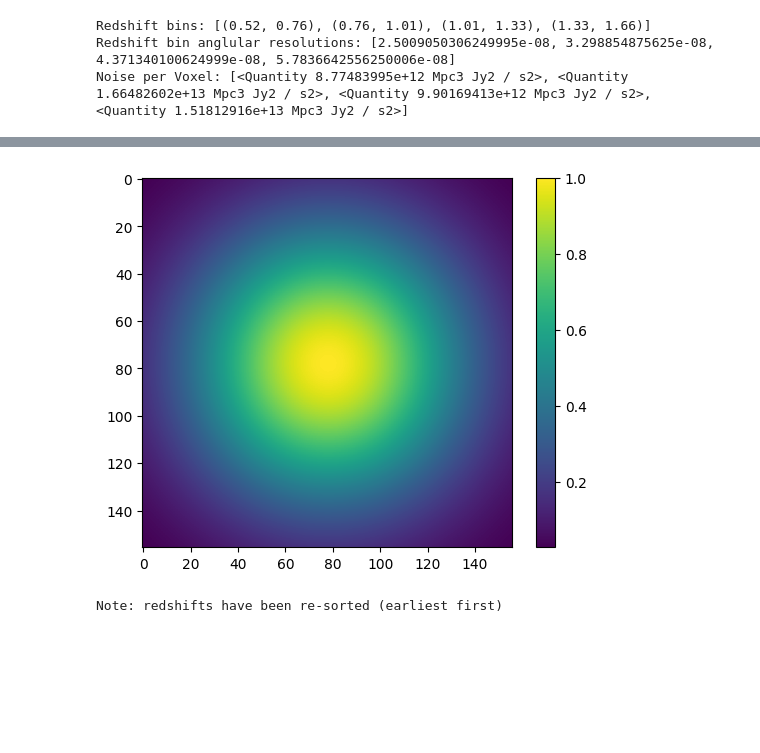
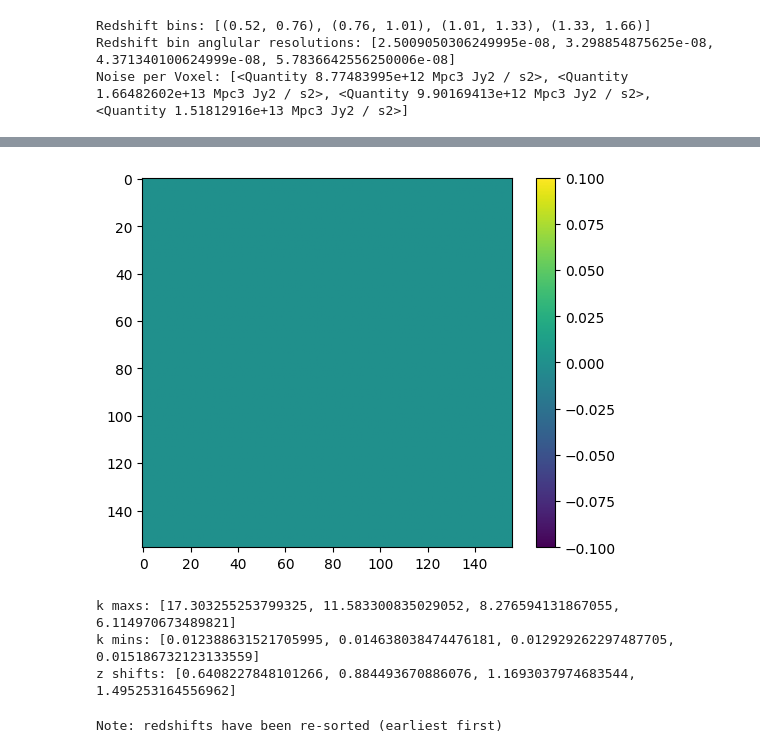
Before and after one commit to JuzzBracks/LIM, a Jupyter notebook: TIMxGal/xCorr_example.ipynb, the cells around one changed output, grey strips where cells are left out. Drawn from its saved outputs; the diff is of its cells as text; code cells hidden in the pictures; blank space fills up the shorter version.

```diff
--- a/TIMxGal/xCorr_example.ipynb
+++ b/TIMxGal/xCorr_example.ipynb
@@ -48,10 +38,23 @@ sPar: 5.856478551331577 Mpc, sPerp: 0.3087552358689265, galPar: 3.66029909458223
 # %%
 plt.figure()
-#plt.imshow(TIMxEu[0].transferCoefs[:, :, 0])
-plt.imshow(np.fft.fftshift(TIMxEu[0].transferCoefs[:, :, 0]).T ** 2)
+transCoefs = [TIMBin.setup_transfer_function(auto=False) for TIMBin in TIMxEu]
+plt.imshow(np.fft.fftshift(transCoefs[0][:, :, 0]).T ** 2)
 plt.colorbar()
 plt.show()
 plt.close()
 # %% [output]
-[figure, old version]
+[figure, new version]
+# %%
+k_mags, num_kbins = [TIMBin.setup_k_modes()[0] for TIMBin in TIMxEu], [TIMBin.setup_k_modes()[1] for TIMBin in TIMxEu]
+k_maxs = [np.max(k_mag.value) for k_mag in k_mags]
+k_mins = [np.min(k_mag[k_mag != 0].value) for k_mag in k_mags]
+zShifts = [TIMBin.LIM.zBin.zCenter.value for TIMBin in TIMxEu]
+
+print('k maxs:', k_maxs)
+print('k mins:', k_mins)
+print('z shifts:', zShifts)
+# %% [output]
+k maxs: [17.303255253799325, 11.583300835029052, 8.276594131867055, 6.114970673489821]
+k mins: [0.012388631521705995, 0.014638038474476181, 0.012929262297487705, 0.015186732123133559]
+z shifts: [0.6408227848101266, 0.884493670886076, 1.1693037974683544, 1.495253164556962]
 # %%
```
Also changed, not shown: parts of 26 cells of this notebook, 11 other files.
